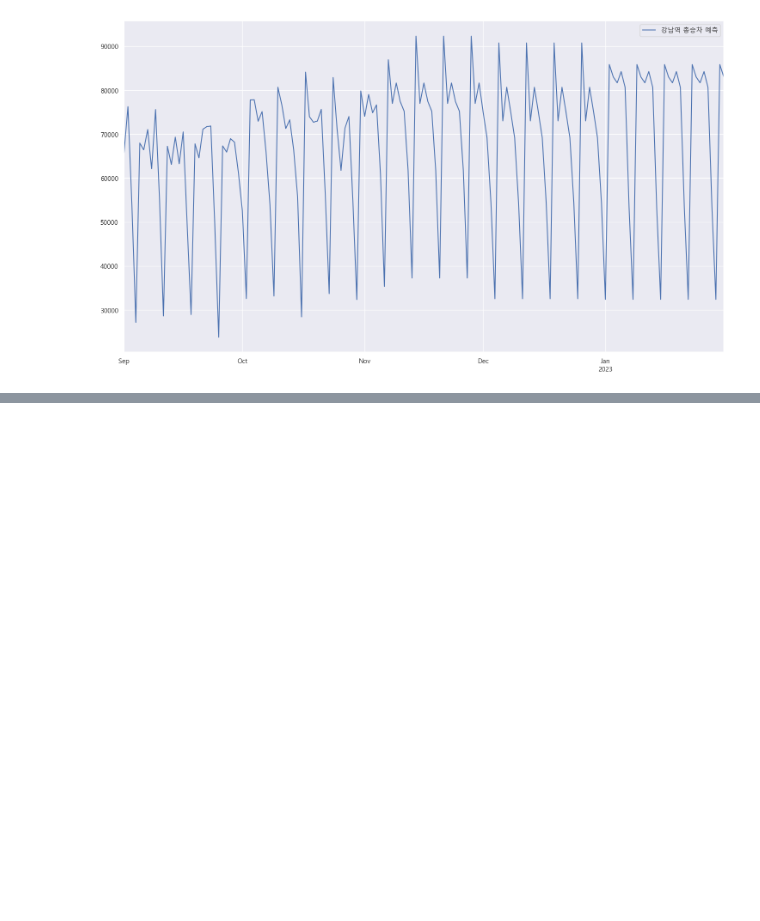
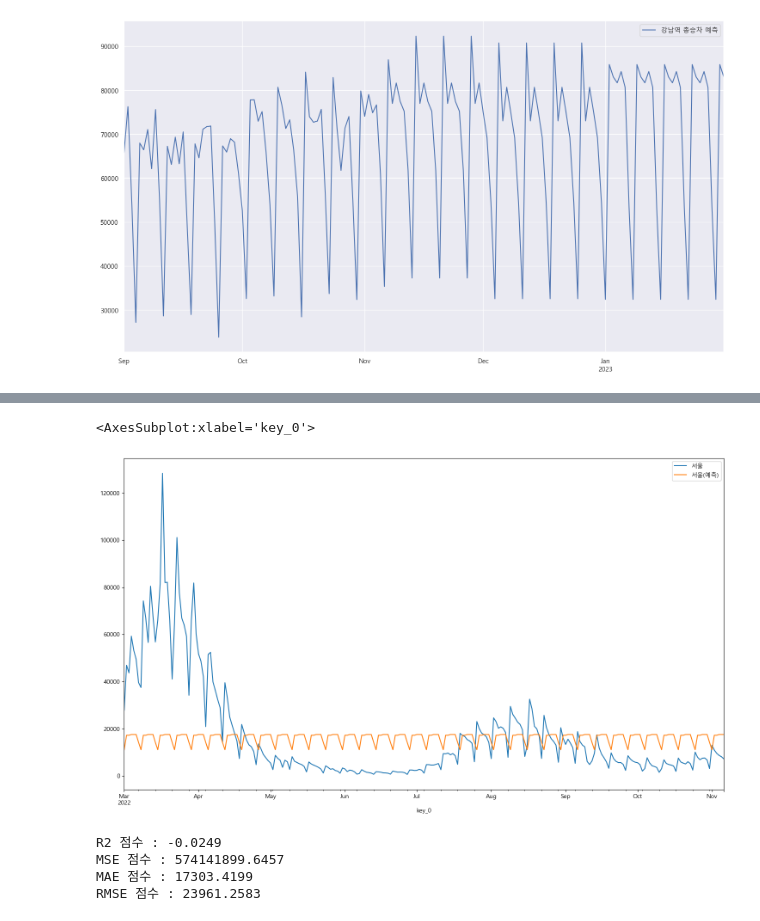
Before and after one commit to L2egg/L2egg, a Jupyter notebook: 결과.ipynb, the cells around one changed output, grey strips where cells are left out. Saved outputs shown, nothing was run; the diff lists cells and outputs as text; code cells hidden in the pictures; blank space fills up the shorter version.

```diff
--- a/결과.ipynb
+++ b/결과.ipynb
@@ -375,0 +401,25 @@ xgboost.plot()
+# %%
+xgboost = XG_model_month.predict(X_test)
+
+y_test = pd.DataFrame(y_test)
+xgboost = pd.DataFrame(xgboost)
+
+xgboost.set_index(y_test.index, inplace=True)
+xgboost.rename(columns={0:'서울(예측)'}, inplace=True)
+result = pd.merge(y_test, xgboost, left_on=y_test.index, right_on=xgboost.index)
+result.set_index('key_0', inplace=True)
+# %%
+result.plot()
+# %% [output]
+<AxesSubplot:xlabel='key_0'>
+[figure, added]
+# %%
+print('R2 점수 : {0:.4f}'.format(r2_score(y_test, xgboost)))
+print('MSE 점수 : {0:.4f}'.format(mean_squared_error(y_test, xgboost)))
+print('MAE 점수 : {0:.4f}'.format(mean_absolute_error(y_test, xgboost)))
+print('RMSE 점수 : {0:.4f}'.format(np.sqrt(mean_squared_error(y_test, xgboost))))
+# %% [output]
+R2 점수 : -0.0249
+MSE 점수 : 574141899.6457
+MAE 점수 : 17303.4199
+RMSE 점수 : 23961.2583
```
Also changed, not shown: parts of 4 cells of this notebook.
